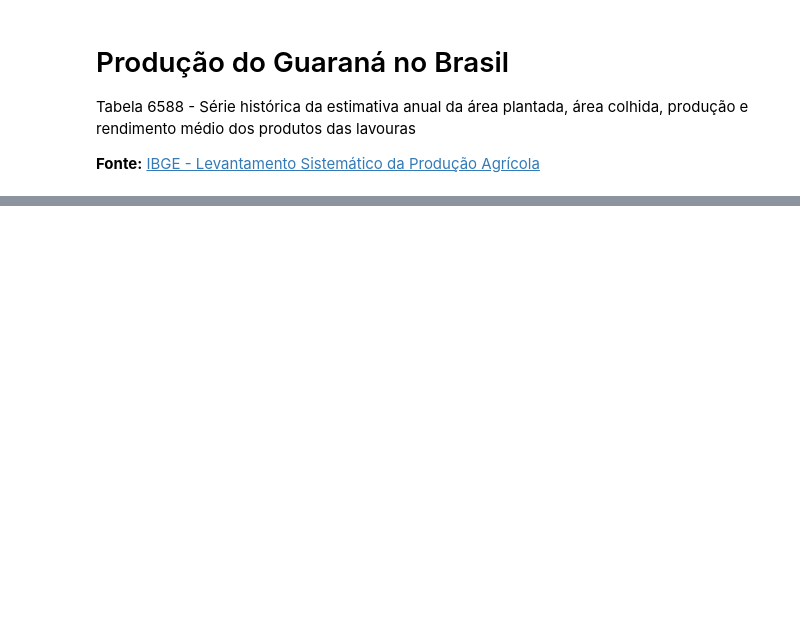
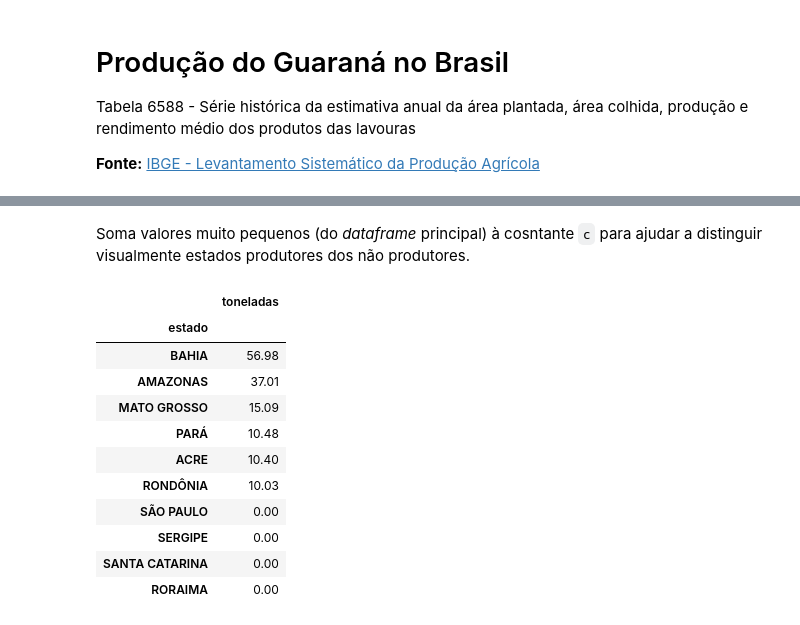
Before and after one commit to allexlima/analise_ibge_t6588, a Jupyter notebook: analise_ibge.ipynb, the cells around one changed output, grey strips where cells are left out. Cells and saved outputs as stored; diff of their text form; code cells hidden in the pictures; blank space fills up the shorter version.

```diff
--- a/analise_ibge.ipynb
+++ b/analise_ibge.ipynb
@@ -57,0 +108,24 @@ ax.yaxis.get_offset_text().set_visible(False)
+# %% [markdown]
+Soma valores muito pequenos (do _dataframe_ principal) à cosntante `c` para ajudar a distinguir visualmente estados produtores dos não produtores.
+# %%
+c = 10
+
+df_make_up = df_aux[['estado', 'toneladas']].copy().set_index('estado')
+df_make_up.toneladas = df_make_up.toneladas.apply(lambda x: (x+c) if 30 > x > 0 else x)
+
+# --
+
+df_make_up.head(10)
+# %% [output]
+|  | toneladas |
+| estado |  |
+| BAHIA | 56.98 |
+| AMAZONAS | 37.01 |
+| MATO GROSSO | 15.09 |
+| PARÁ | 10.48 |
+| ACRE | 10.40 |
+| RONDÔNIA | 10.03 |
+| SÃO PAULO | 0.00 |
+| SERGIPE | 0.00 |
+| SANTA CATARINA | 0.00 |
+| RORAIMA | 0.00 |
```
Also changed, not shown: parts of 13 cells of this notebook, 2 other files.
